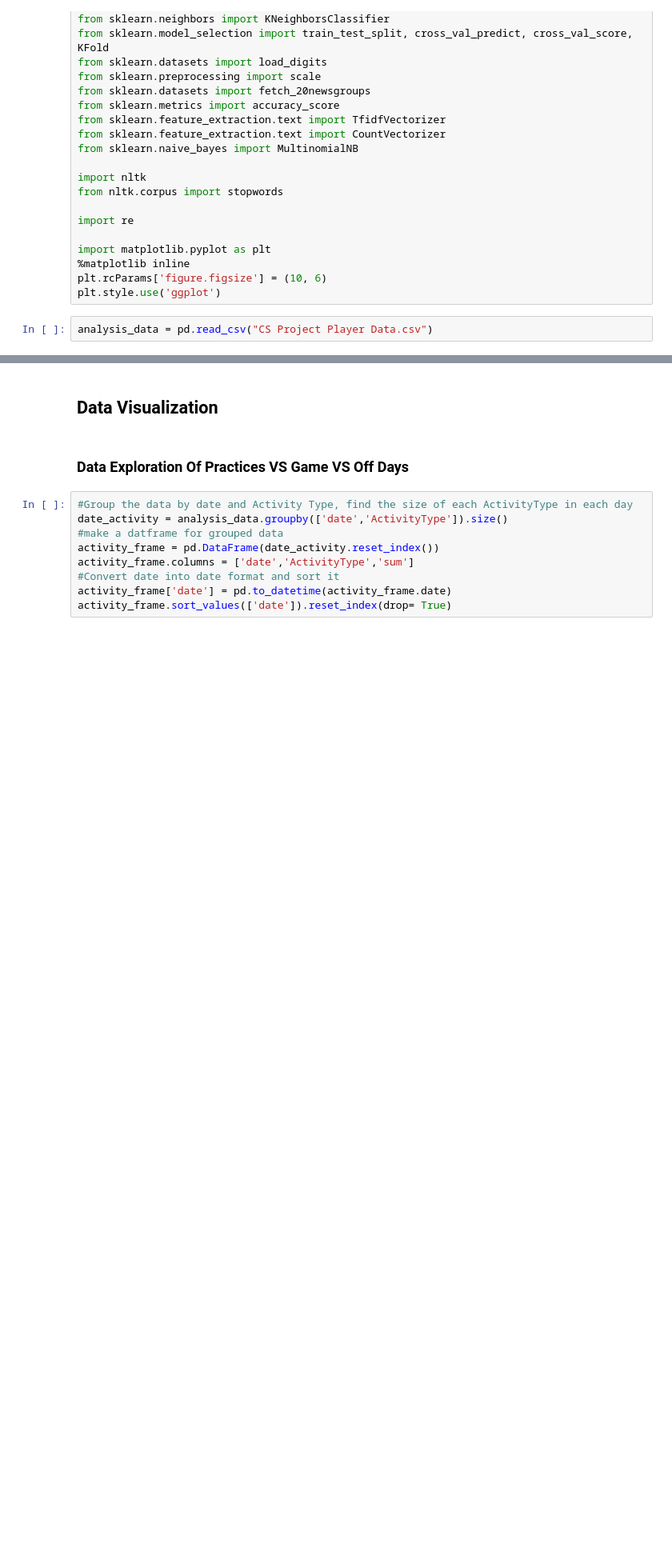
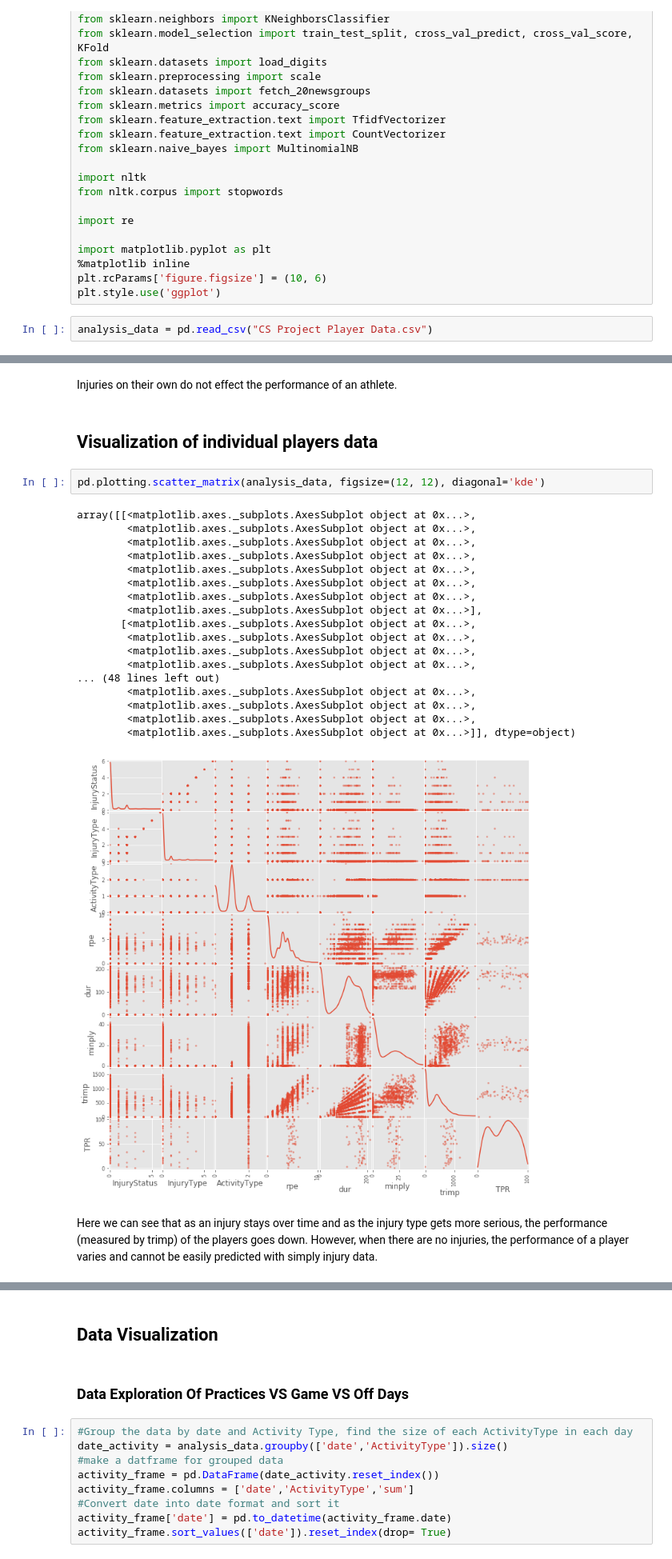
Before and after one commit to swetaravi/BasketBall-Analysis, a Jupyter notebook: Data Science Project_Basketball Analysis.ipynb, the cells around one changed output, grey strips where cells are left out. Shown at 80% size. Saved outputs shown, nothing was run; the diff lists cells and outputs as text; blank space fills up the shorter version.

```diff
--- a/Data Science Project_Basketball Analysis.ipynb
+++ b/Data Science Project_Basketball Analysis.ipynb
@@ -90,0 +168,27 @@ analysis_data
+# %% [markdown]
+Injuries on their own do not effect the performance of an athlete.
+# %% [markdown]
+## Visualization of individual players data
+# %%
+pd.plotting.scatter_matrix(analysis_data, figsize=(12, 12), diagonal='kde')
+# %% [output]
+array([[<matplotlib.axes._subplots.AxesSubplot object at 0x...>,
+        <matplotlib.axes._subplots.AxesSubplot object at 0x...>,
+        <matplotlib.axes._subplots.AxesSubplot object at 0x...>,
+        <matplotlib.axes._subplots.AxesSubplot object at 0x...>,
+        <matplotlib.axes._subplots.AxesSubplot object at 0x...>,
+        <matplotlib.axes._subplots.AxesSubplot object at 0x...>,
+        <matplotlib.axes._subplots.AxesSubplot object at 0x...>,
+        <matplotlib.axes._subplots.AxesSubplot object at 0x...>],
+       [<matplotlib.axes._subplots.AxesSubplot object at 0x...>,
+        <matplotlib.axes._subplots.AxesSubplot object at 0x...>,
+        <matplotlib.axes._subplots.AxesSubplot object at 0x...>,
+        <matplotlib.axes._subplots.AxesSubplot object at 0x...>,
+... (48 lines left out)
+        <matplotlib.axes._subplots.AxesSubplot object at 0x...>,
+        <matplotlib.axes._subplots.AxesSubplot object at 0x...>,
+        <matplotlib.axes._subplots.AxesSubplot object at 0x...>,
+        <matplotlib.axes._subplots.AxesSubplot object at 0x...>]], dtype=object)
+[figure, added]
+# %% [markdown]
+Here we can see that as an injury stays over time and as the injury type gets more serious, the performance (measured by trimp) of the players goes down. However, when there are no injuries, the performance of a player varies and cannot be easily predicted with simply injury data.
```
Also changed, not shown: parts of 48 cells of this notebook.
